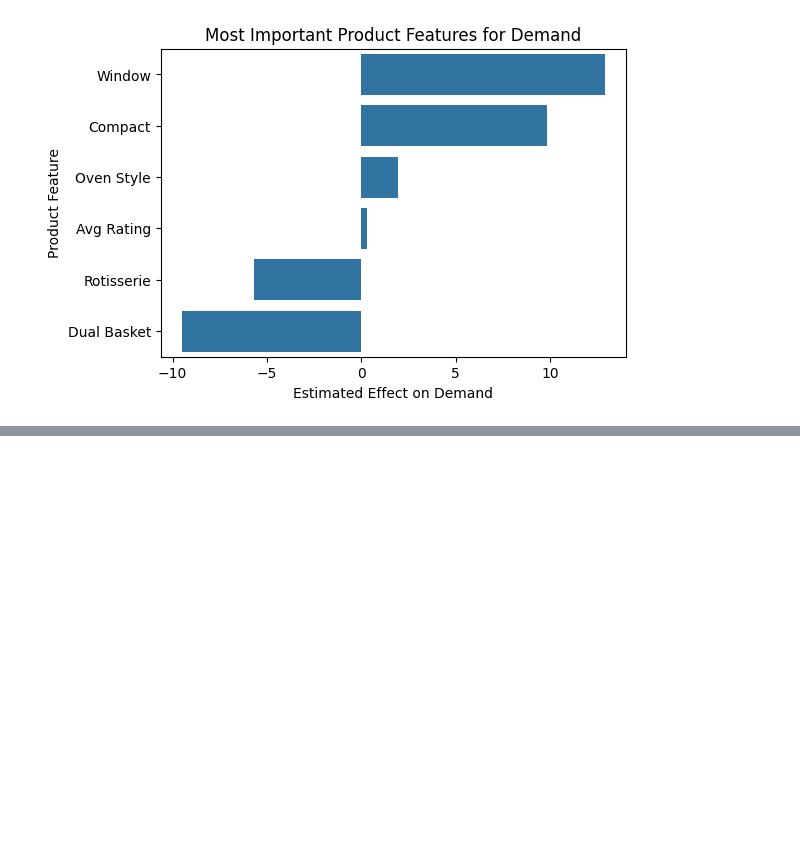
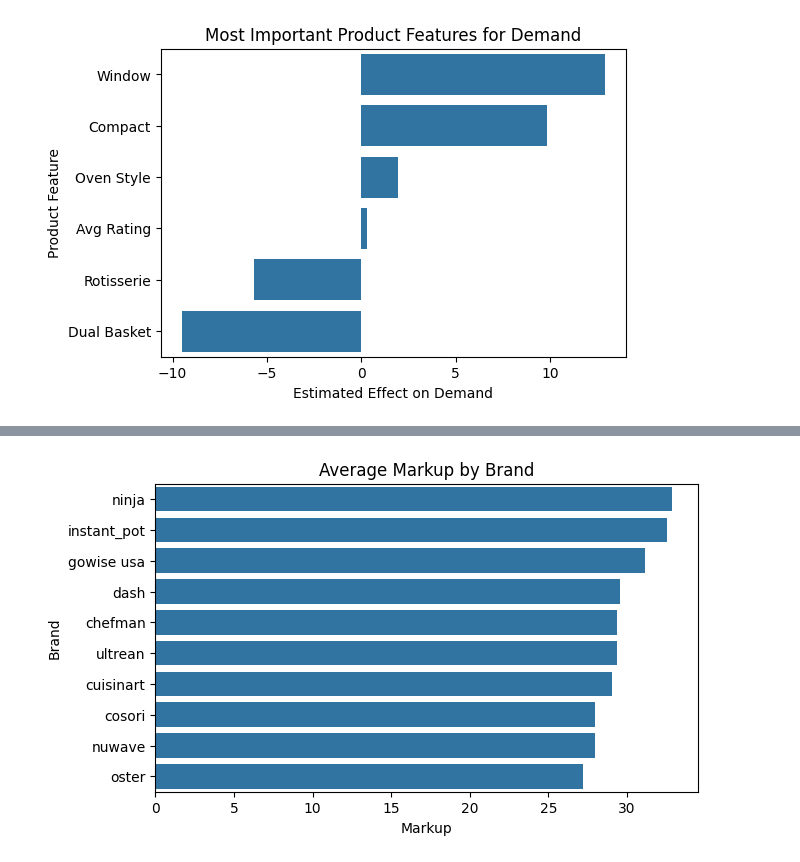
Before and after one commit to MadelineHeathh/ds3021finalproject, a Jupyter notebook: demand_estimation_lab.ipynb, the cells around one changed output, grey strips where cells are left out. Drawn from its saved outputs; the diff is of its cells as text; code cells hidden in the pictures; blank space fills up the shorter version.

```diff
--- a/demand_estimation_lab.ipynb
+++ b/demand_estimation_lab.ipynb
@@ -543,0 +561,15 @@ plt.show()
+# %%
+# plot for markup by brand
+plt.figure(figsize=(7,4))
+sns.barplot(
+    data=brand_summary2.sort_values("markup", ascending=False),
+    x="markup",
+    y="brand"
+)
+
+plt.title("Average Markup by Brand")
+plt.xlabel("Markup")
+plt.ylabel("Brand")
+plt.show()
+# %% [output]
+[figure, added]
```
Also changed, not shown: parts of 3 cells of this notebook.
